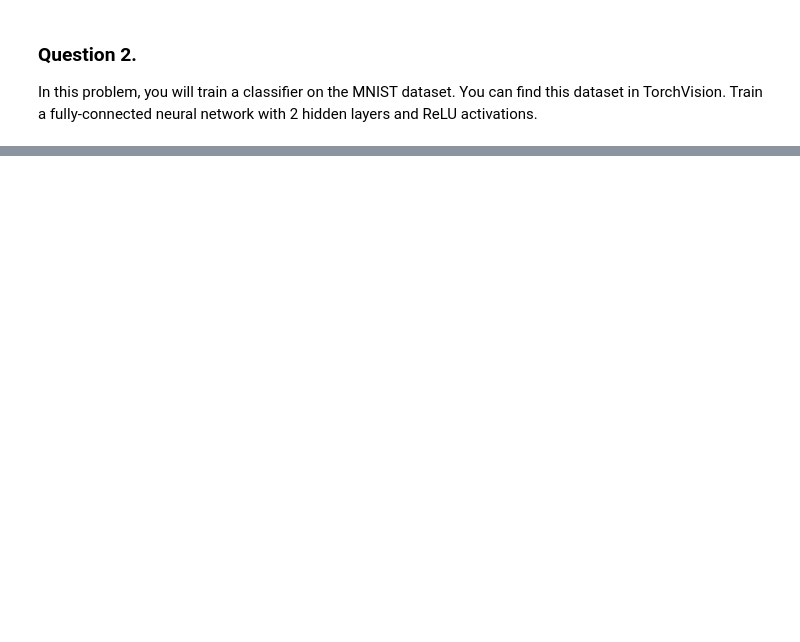
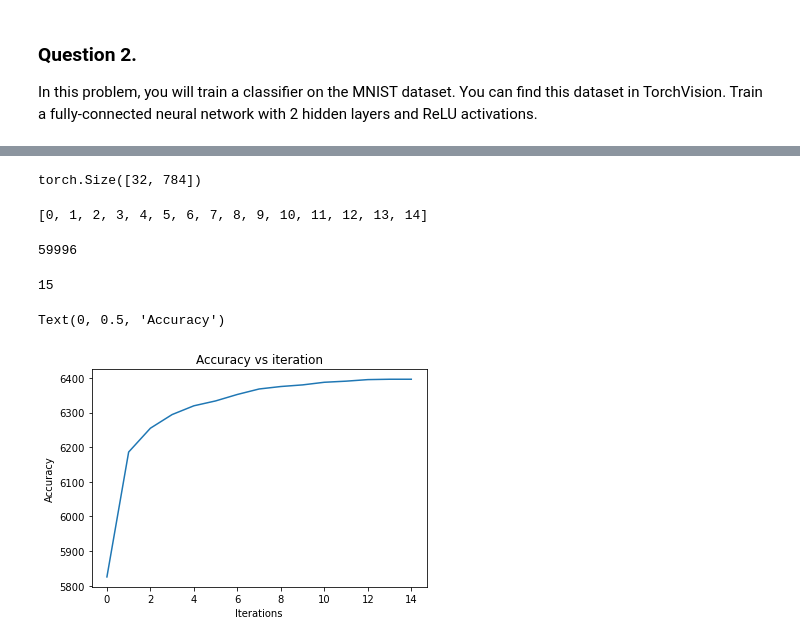
Before and after one commit to sharmasapna/deep-learning, a Jupyter notebook: CS7150-HW1.ipynb, the cells around one changed output, grey strips where cells are left out. Drawn from its saved outputs; the diff is of its cells as text; code cells hidden in the pictures; blank space fills up the shorter version.

```diff
--- a/CS7150-HW1.ipynb
+++ b/CS7150-HW1.ipynb
@@ -33,0 +117,8 @@ ImportError: cannot import name 'Variable' from 'torch' (/opt/anaconda3/envs/py3
+# %%
+# defining the optimizer and the loss function
+
+learning_rate = 0.01
+optimizer = optim.SGD(net.parameters(),lr= learning_rate,momentum = 0.9)
+# %%
+# defining the loss function
+criterion = nn.NLLLoss()
@@ -33,0 +128,7 @@ ImportError: cannot import name 'Variable' from 'torch' (/opt/anaconda3/envs/py3
+# %%
+
+images, labels = next(iter(train_loader))
+images = images.view(images.shape[0], -1)
+
+logps = net(images) #log probabilities
+loss = criterion(logps, labels) #calculate the NLL loss
@@ -33,0 +222,16 @@ ImportError: cannot import name 'Variable' from 'torch' (/opt/anaconda3/envs/py3
+# %%
+print(images.shape)
+# %% [output]
+torch.Size([32, 784])
+# %%
+print(train_loss_counter1)
+# %% [output]
+[0, 1, 2, 3, 4, 5, 6, 7, 8, 9, 10, 11, 12, 13, 14]
+# %%
+correct.item()
+# %% [output]
+59996
+# %%
+c
+# %% [output]
+15
@@ -33,0 +240,8 @@ ImportError: cannot import name 'Variable' from 'torch' (/opt/anaconda3/envs/py3
+# %%
+plt.plot(train_loss_counter1,accuracy)
+plt.title("Accuracy vs iteration")
+plt.xlabel("Iterations")
+plt.ylabel("Accuracy")
+# %% [output]
+Text(0, 0.5, 'Accuracy')
+[figure, added]
```
Also changed, not shown: parts of 30 cells of this notebook.
